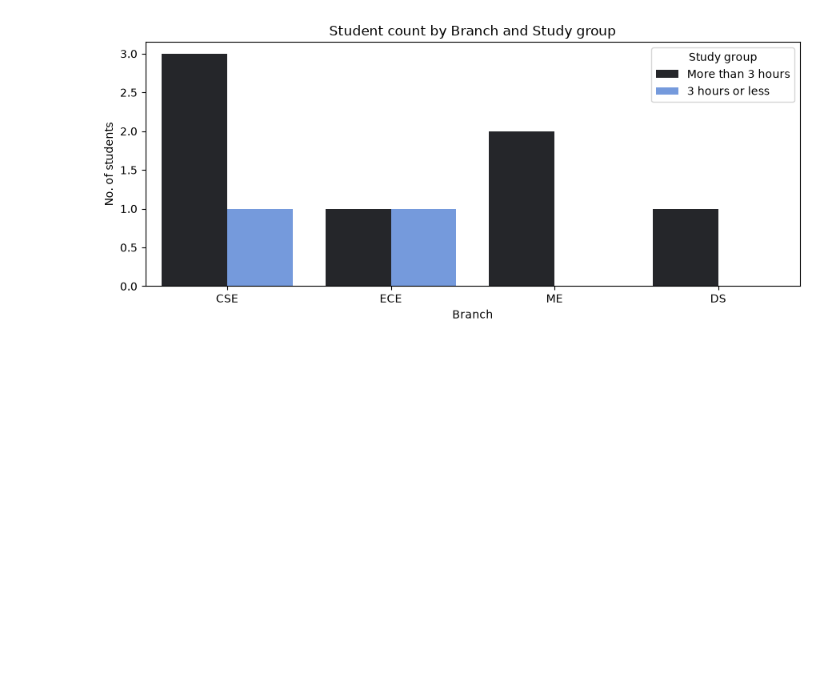
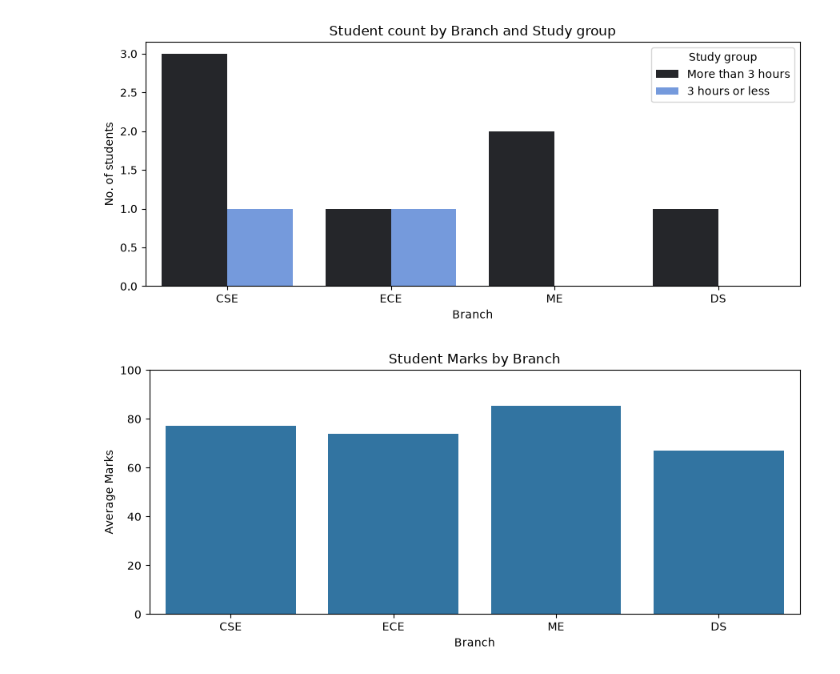
Before and after one commit to aprajitamall/DV_sem2_274, a Jupyter notebook: seaborn.ipynb, the cells around one changed output. Drawn from its saved outputs; the diff is of its cells as text; code cells hidden in the pictures; blank space fills up the shorter version.

Commit message:
barplot

```diff
--- a/seaborn.ipynb
+++ b/seaborn.ipynb
@@ -82,3 +82,23 @@ Setting a gradient palette using color= is deprecated and will be removed in v0.
 
   sns.countplot( data=df,x="branch",hue="Study_Group",order=["CSE","ECE","ME","DS"], color="cornflowerblue")
 [figure]
+# %%
+plt.figure(figsize=(9, 4))
+
+sns.barplot(
+    data=df,
+    x="branch",
+    y="marks",
+    order=["CSE", "ECE", "ME", "DS"],
+    errorbar=None
+)
+
+plt.title("Student Marks by Branch")
+plt.xlabel("Branch")
+plt.ylabel("Average Marks")
+plt.ylim(0, 100)
+
+plt.tight_layout()
+plt.show()
+# %% [output]
+[figure, added]
```
Also changed, not shown: parts of 2 cells of this notebook.
